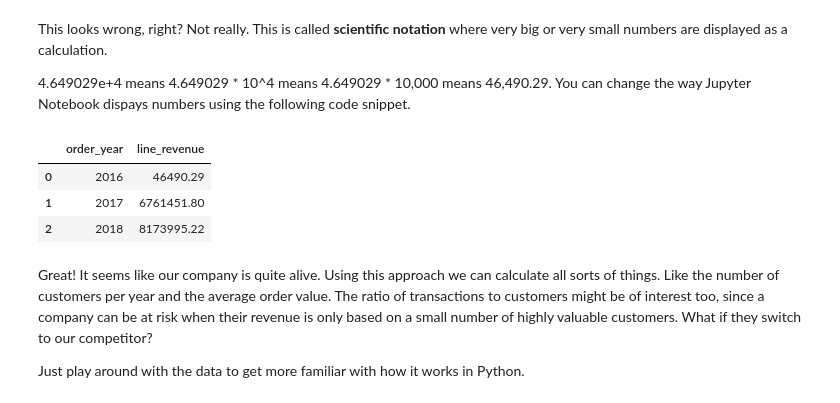
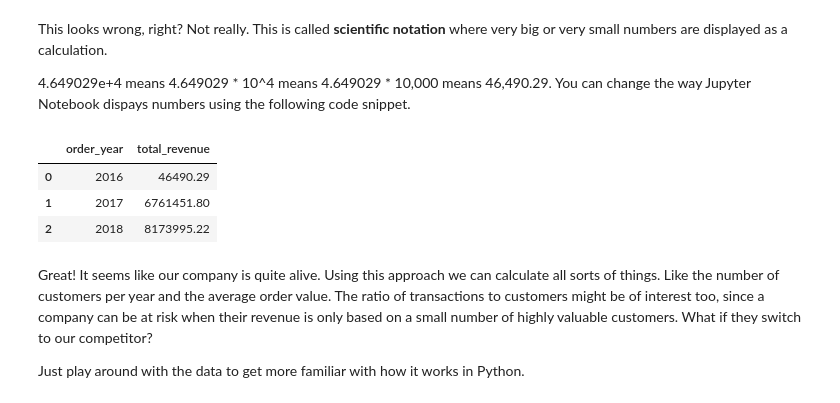
Before and after one commit to HOSD-Mentoring/Tutorials, a Jupyter notebook: From Excel to Python - Part 1/Python for Excel Users - Part 1.ipynb, the cells around one changed output. Cells and saved outputs as stored; diff of their text form; code cells hidden in the pictures.

```diff
--- a/From Excel to Python - Part 1/Python for Excel Users - Part 1.ipynb
+++ b/From Excel to Python - Part 1/Python for Excel Users - Part 1.ipynb
@@ -248,5 +246,6 @@ order_lines_df.head()
 # %%
 # aggregate table and sum up line_revenue to get the total order value per order id
 order_lines_agg_df = order_lines_df.groupby(by=["order_id"], as_index=False).agg({"line_revenue":"sum"})
+order_lines_agg_df.columns = ["order_id", "order_revenue"]
 order_lines_agg_df.head(5)
 # %% [output]
@@ -281,5 +280,7 @@ delivered_orders_merged_df.head(5)
 | 3 | 949d5b44dbf5de918fe9c16f97b45f8a | f88197465ea7920adcdbec7375364d82 | delivered | 2017-11-18 19:28:00 | 2017 | 45.00 |
 | 4 | ad21c59c0840e6cb83a9ceb5573f8159 | 8ab97904e6daea8866dbdbc4fb7aad2c | delivered | 2018-02-13 21:18:00 | 2018 | 19.90 |
 # %%
-delivered_orders_merged_df.groupby(by=["order_year"], as_index=False).agg({"line_revenue":"sum"})
+revenue_per_year_df = delivered_orders_merged_df.groupby(by=["order_year"], as_index=False).agg({"order_revenue":"sum"})
+revenue_per_year_df.columns = ["order_year", "total_revenue"]
+revenue_per_year_df
 # %% [output]
@@ -295,9 +296,9 @@ This looks wrong, right? Not really. This is called **scientific notation** wher
 pd.set_option('display.float_format', lambda x: '%.2f' % x)
 # %%
 # display float numbers up to second decimal point
-delivered_orders_merged_df.groupby(by=["order_year"], as_index=False).agg({"line_revenue":"sum"})
+revenue_per_year_df
 # %% [output]
-|  | order_year | line_revenue |
+|  | order_year | total_revenue |
 | 0 | 2016 | 46490.29 |
 | 1 | 2017 | 6761451.80 |
 | 2 | 2018 | 8173995.22 |
```
Also changed, not shown: parts of 17 cells of this notebook, 3 other files.
